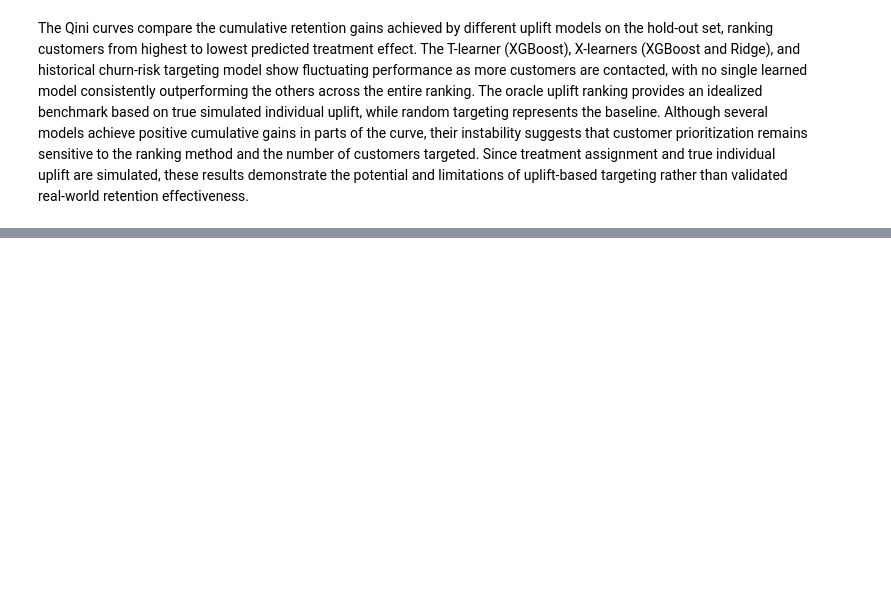
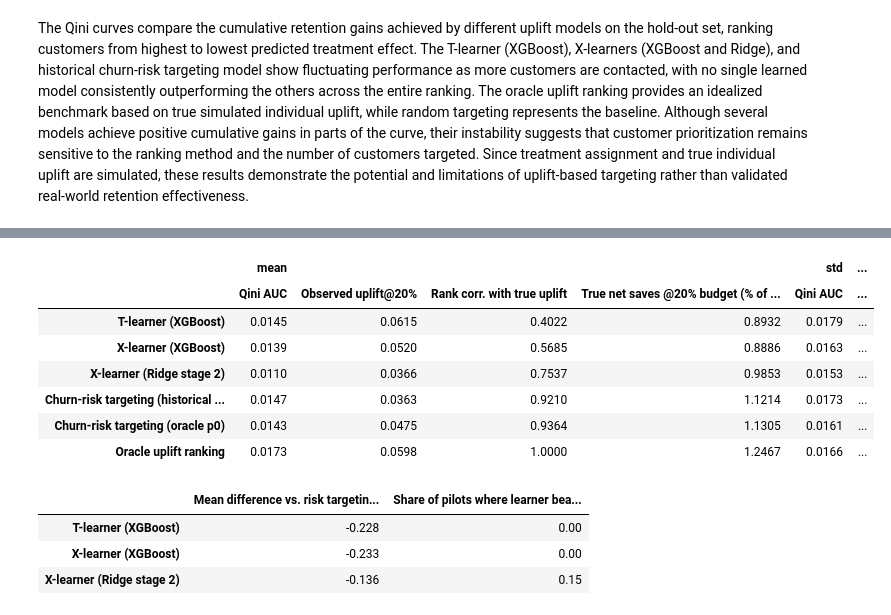
Before and after one commit to danielowuor/Customer-Retention-Intelligence-System, a Jupyter notebook: notebooks/05_uplift_modeling.ipynb, the cells around one changed output, grey strips where cells are left out. Cells and saved outputs as stored; diff of their text form; code cells hidden in the pictures; blank space fills up the shorter version.

Commit message:
feat: add repeated simulation runs and uplift learner selection based on stability across pilots

```diff
--- a/notebooks/05_uplift_modeling.ipynb
+++ b/notebooks/05_uplift_modeling.ipynb
@@ -381,0 +388,37 @@ The Qini curves compare the cumulative retention gains achieved by different upl
+# %%
+N_SEEDS_SELECTION = 20
+selection_runs = pd.concat(
+    [run_replicate(PRIMARY_DIVERGENCE, seed)["table"].assign(seed=seed) for seed in range(N_SEEDS_SELECTION)]
+)
+
+g = selection_runs.groupby(level=0)
+summary = pd.concat(
+    {"mean": g.mean(numeric_only=True).drop(columns="seed"),
+     "std": g.std(numeric_only=True).drop(columns="seed")}, axis=1
+).round(4)
+order = LEARNERS + [RISK_HIST, RISK_ORACLE, ORACLE_UPLIFT]
+summary.loc[order]
+# %% [output]
+|  | mean |  |  |  | std | ... |
+|  | Qini AUC | Observed uplift@20% | Rank corr. with true uplift | True net saves @20% budget (% of ... | Qini AUC | ... |
+| T-learner (XGBoost) | 0.0145 | 0.0615 | 0.4022 | 0.8932 | 0.0179 | ... |
+| X-learner (XGBoost) | 0.0139 | 0.0520 | 0.5685 | 0.8886 | 0.0163 | ... |
+| X-learner (Ridge stage 2) | 0.0110 | 0.0366 | 0.7537 | 0.9853 | 0.0153 | ... |
+| Churn-risk targeting (historical ... | 0.0147 | 0.0363 | 0.9210 | 1.1214 | 0.0173 | ... |
+| Churn-risk targeting (oracle p0) | 0.0143 | 0.0475 | 0.9364 | 1.1305 | 0.0161 | ... |
+| Oracle uplift ranking | 0.0173 | 0.0598 | 1.0000 | 1.2467 | 0.0166 | ... |
+# %%
+# Paired comparison against the realistic risk-targeting baseline, seed by seed
+net_col = "True net saves @20% budget (% of customers)"
+pivot = selection_runs.reset_index().pivot(index="seed", columns="index", values=net_col)
+
+paired = pd.DataFrame({
+    "Mean difference vs. risk targeting (pp of customers)": [(pivot[m] - pivot[RISK_HIST]).mean() for m in LEARNERS],
+    "Share of pilots where learner beats risk targeting": [(pivot[m] > pivot[RISK_HIST]).mean() for m in LEARNERS],
+}, index=LEARNERS).round(3)
+paired
+# %% [output]
+|  | Mean difference vs. risk targetin... | Share of pilots where learner bea... |
+| T-learner (XGBoost) | -0.228 | 0.00 |
+| X-learner (XGBoost) | -0.233 | 0.00 |
+| X-learner (Ridge stage 2) | -0.136 | 0.15 |
```
Also changed, not shown: parts of 6 cells of this notebook.
